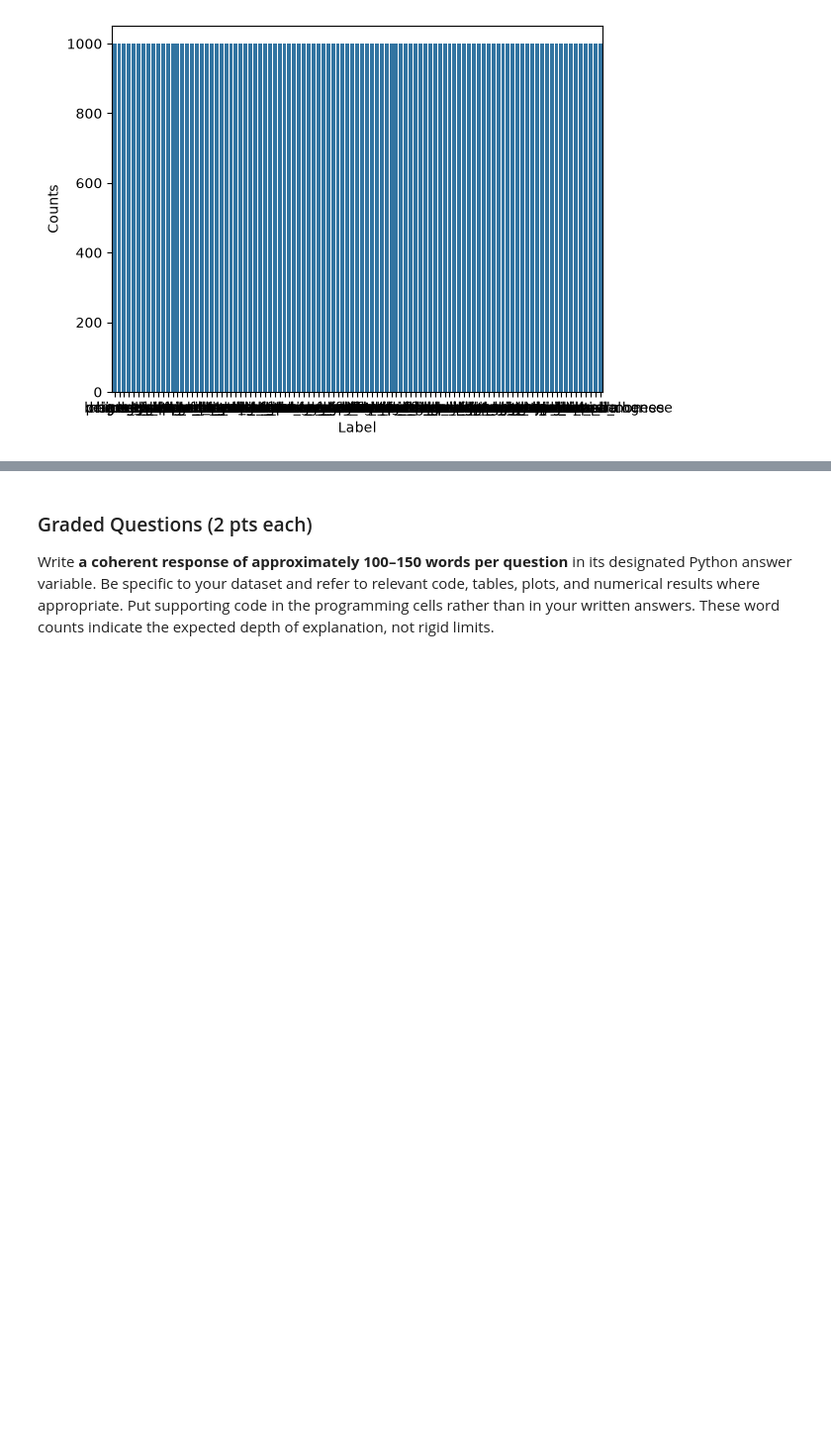
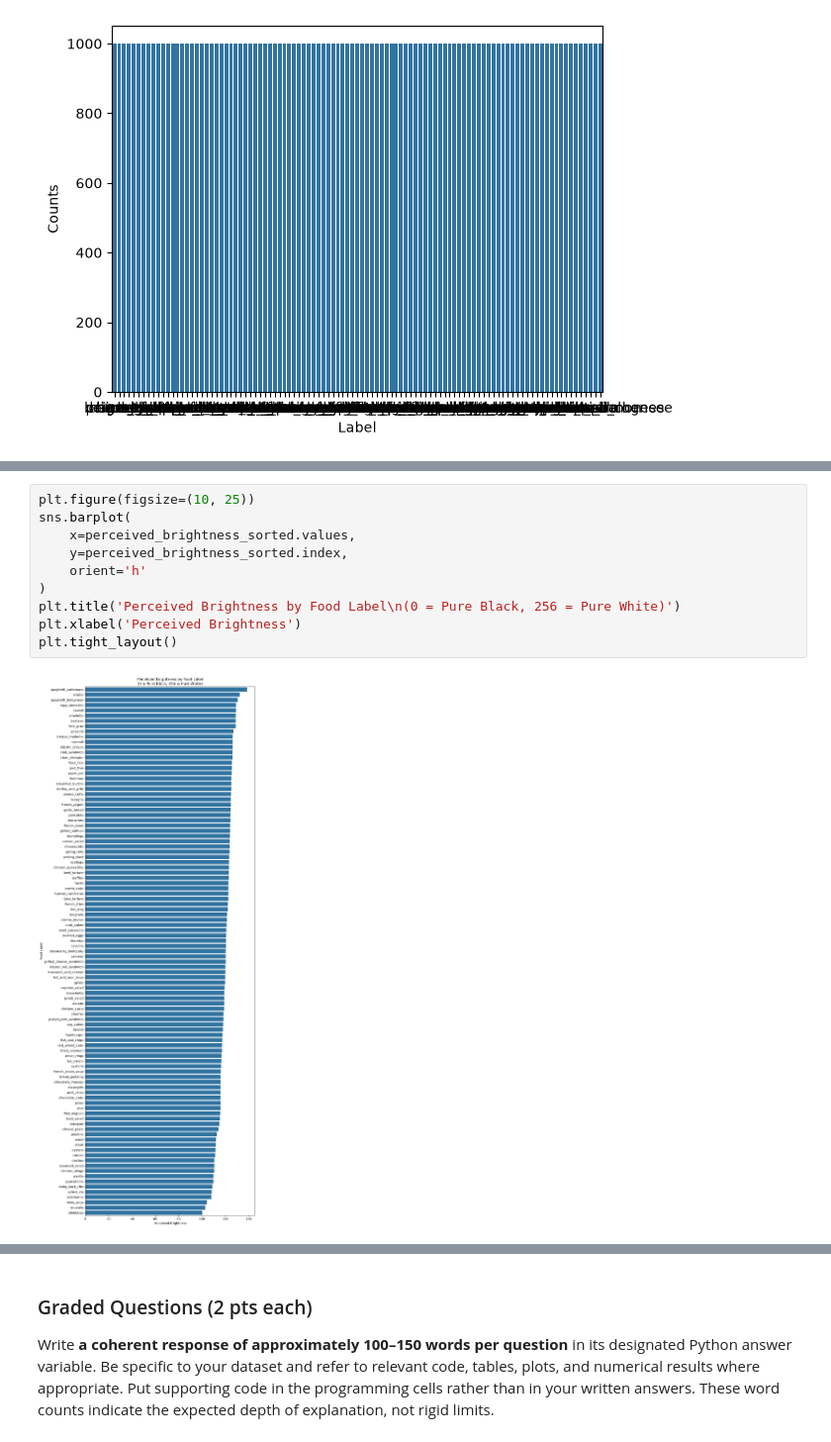
Before and after one commit to aidandig/DX703-Final-Project, a Jupyter notebook: Final_Project_Milestone.ipynb, the cells around one changed output, grey strips where cells are left out. Shown at 99% size. Drawn from its saved outputs; the diff is of its cells as text; blank space fills up the shorter version.

```diff
--- a/Final_Project_Milestone.ipynb
+++ b/Final_Project_Milestone.ipynb
@@ -377,0 +437,12 @@ Unique image size count: 283
+# %%
+plt.figure(figsize=(10, 25))
+sns.barplot(
+    x=perceived_brightness_sorted.values,
+    y=perceived_brightness_sorted.index,
+    orient='h'
+)
+plt.title('Perceived Brightness by Food Label\n(0 = Pure Black, 256 = Pure White)')
+plt.xlabel('Perceived Brightness')
+plt.tight_layout()
+# %% [output]
+[figure, added]
```
Also changed, not shown: parts of 5 cells of this notebook.
